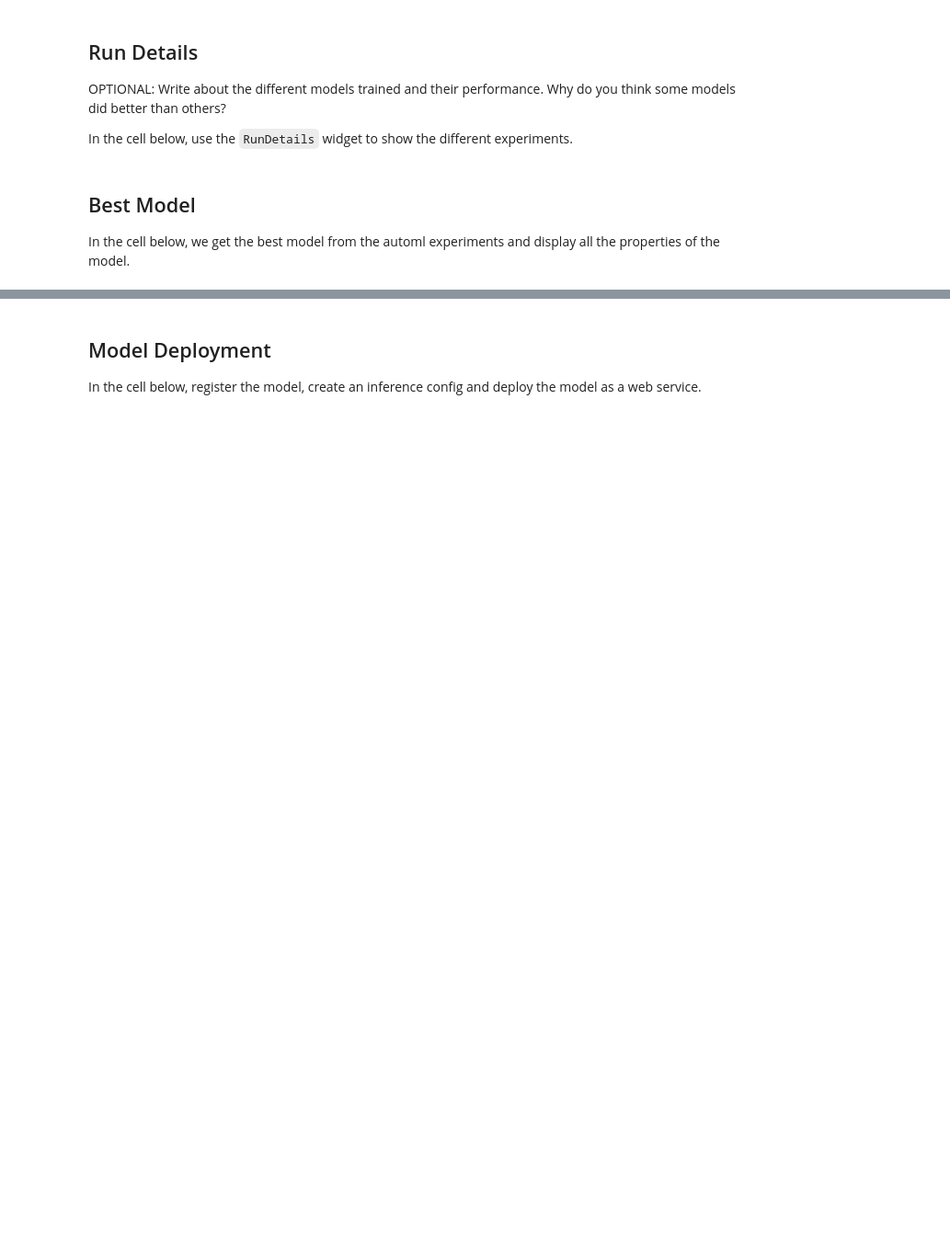
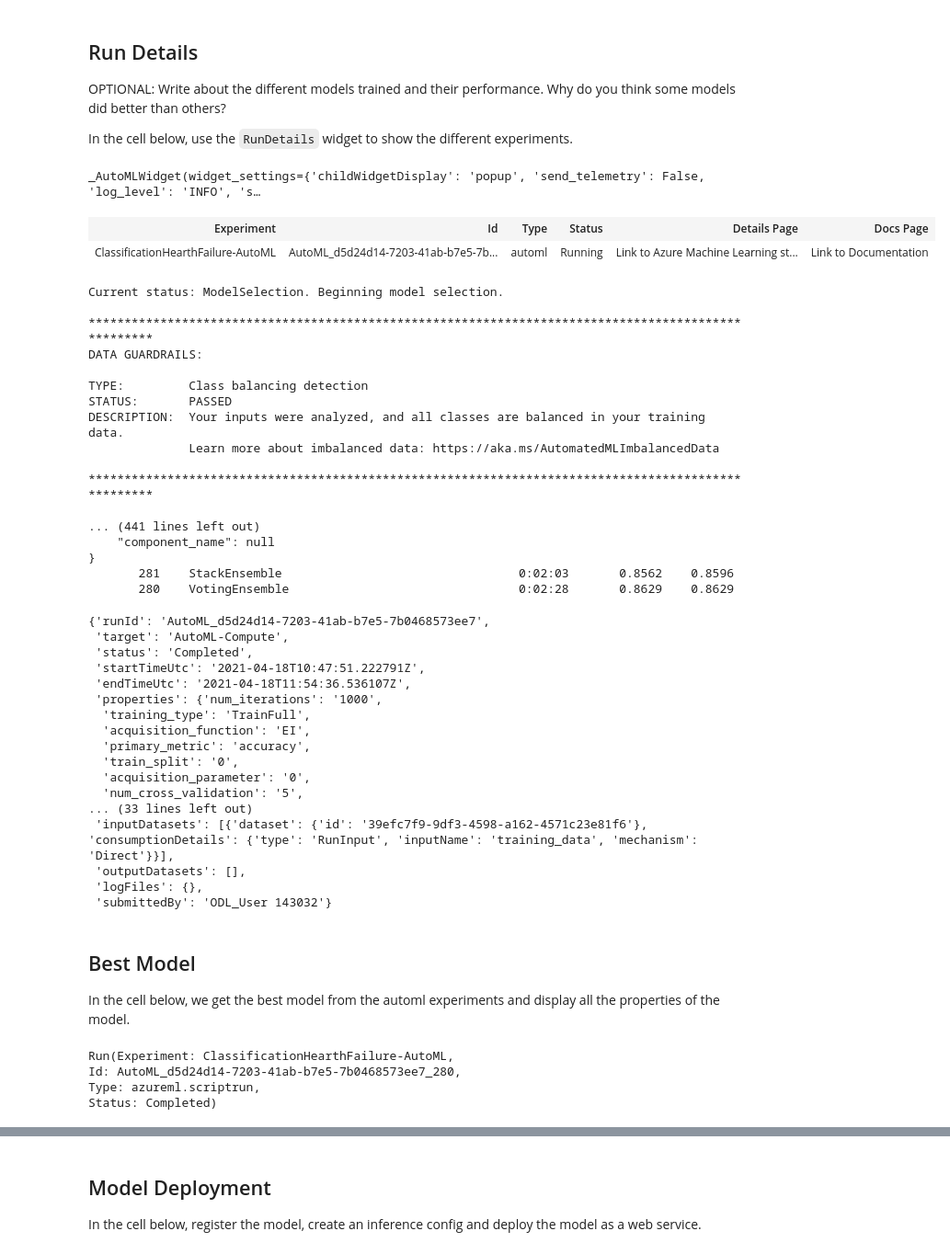
Before and after one commit to bimaputra1/Azure-MLE-Capstone, a Jupyter notebook: automl.ipynb, the cells around one changed output, grey strips where cells are left out. Shown at 92% size. Saved outputs shown, nothing was run; the diff lists cells and outputs as text; code cells hidden in the pictures; blank space fills up the shorter version.

```diff
--- a/automl.ipynb
+++ b/automl.ipynb
@@ -31,7 +31,7 @@ In this project we will be creating a classification Automated ML to predict the
 - sex (int): female or male (binary)
 # %%
 # Data Acquisition
-ds = TabularDatasetFactory.from_delimited_files("https://raw.githubusercontent.com/eparamasari/ML_Engineer_ND_Capstone/main/data/heart_failure_clinical_records_dataset.csv")
+ds = TabularDatasetFactory.from_delimited_files("https://raw.githubusercontent.com/bimaputra1/Azure-MLE-Capstone/02fc0c8aaffeb5b92c646ecba4acd0e42612d5ea/dataset/heart_failure_clinical_records_dataset.csv")
 # %%
 ws = Workspace.from_config()
 
@@ -60,7 +68,7 @@ We used classification with number of cross validation to 5 in order to minimize
 # %%
 # Automl settings here
 automl_settings = {
-    "experiment_timeout_minutes": 1,
+    "experiment_timeout_minutes": 60,
     "max_concurrent_iterations": 5,
     "primary_metric": 'accuracy'
 }
@@ -84,19 +96,63 @@ OPTIONAL: Write about the different models trained and their performance. Why do
 
 In the cell below, use the `RunDetails` widget to show the different experiments.
 # %%
-RunDetails(automl_run).show()
+RunDetails(remote_run).show()
+# %% [output]
+_AutoMLWidget(widget_settings={'childWidgetDisplay': 'popup', 'send_telemetry': False, 'log_level': 'INFO', 's…
 # %%
-automl_run.wait_for_completion(show_output=True)
+remote_run.wait_for_completion(show_output=True)
+# %% [output]
+| Experiment | Id | Type | Status | Details Page | Docs Page |
+| ClassificationHearthFailure-AutoML | AutoML_d5d24d14-7203-41ab-b7e5-7b... | automl | Running | Link to Azure Machine Learning st... | Link to Documentation |
+Current status: ModelSelection. Beginning model selection.
+
+****************************************************************************************************
+DATA GUARDRAILS:
+
+TYPE:         Class balancing detection
+STATUS:       PASSED
+DESCRIPTION:  Your inputs were analyzed, and all classes are balanced in your training data.
+              Learn more about imbalanced data: https://aka.ms/AutomatedMLImbalancedData
+
+****************************************************************************************************
+
+... (441 lines left out)
+    "component_name": null
+}
+       281    StackEnsemble                                 0:02:03       0.8562    0.8596
+       280    VotingEnsemble                                0:02:28       0.8629    0.8629
+{'runId': 'AutoML_d5d24d14-7203-41ab-b7e5-7b0468573ee7',
+ 'target': 'AutoML-Compute',
+ 'status': 'Completed',
+ 'startTimeUtc': '2021-04-18T10:47:51.222791Z',
+ 'endTimeUtc': '2021-04-18T11:54:36.536107Z',
+ 'properties': {'num_iterations': '1000',
+  'training_type': 'TrainFull',
+  'acquisition_function': 'EI',
+  'primary_metric': 'accuracy',
+  'train_split': '0',
+  'acquisition_parameter': '0',
+  'num_cross_validation': '5',
+... (33 lines left out)
+ 'inputDatasets': [{'dataset': {'id': '39efc7f9-9df3-4598-a162-4571c23e81f6'}, 'consumptionDetails': {'type': 'RunInput', 'inputName': 'training_data', 'mechanism': 'Direct'}}],
+ 'outputDatasets': [],
+ 'logFiles': {},
+ 'submittedBy': 'ODL_User 143032'}
 # %% [markdown]
 ## Best Model
 
 In the cell below, we get the best model from the automl experiments and display all the properties of the model.
 # %%
 # Getting the best run and model
-aml_best_run, aml_fitted_model = automl_run.get_output()
+aml_best_run, aml_fitted_model = remote_run.get_output()
 
 # Printing the best run
 print(aml_best_run)
+# %% [output]
+Run(Experiment: ClassificationHearthFailure-AutoML,
+Id: AutoML_d5d24d14-7203-41ab-b7e5-7b0468573ee7_280,
+Type: azureml.scriptrun,
+Status: Completed)
 # %%
 # Printing the model details
 print(aml_fitted_model)
```
Also changed, not shown: parts of 13 cells of this notebook, 10 other files.
